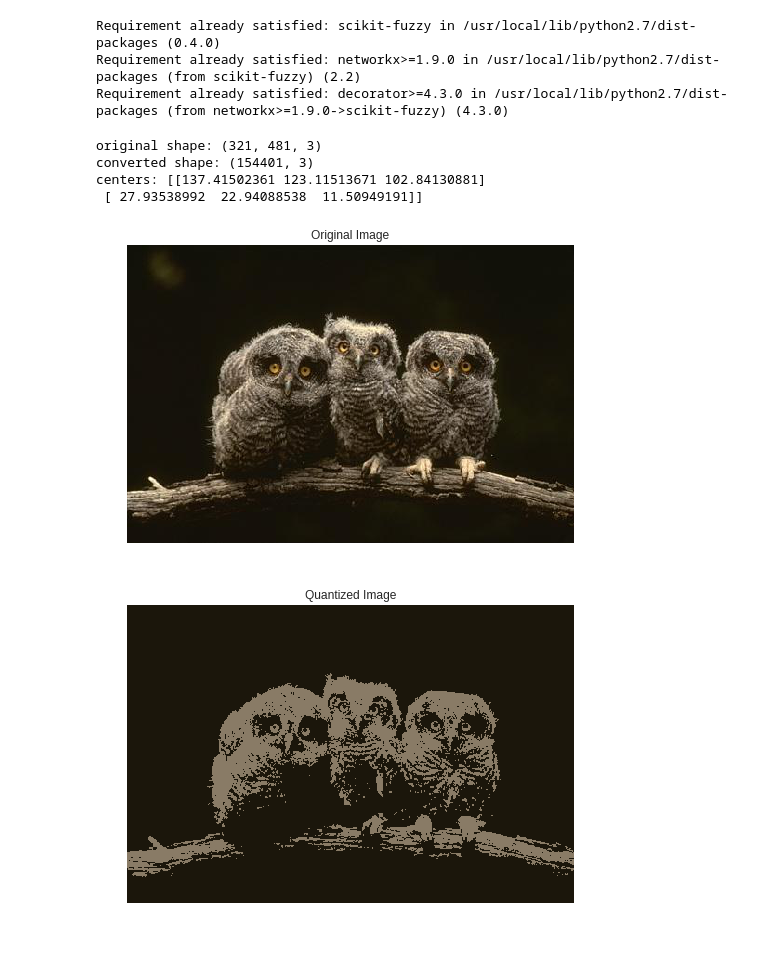
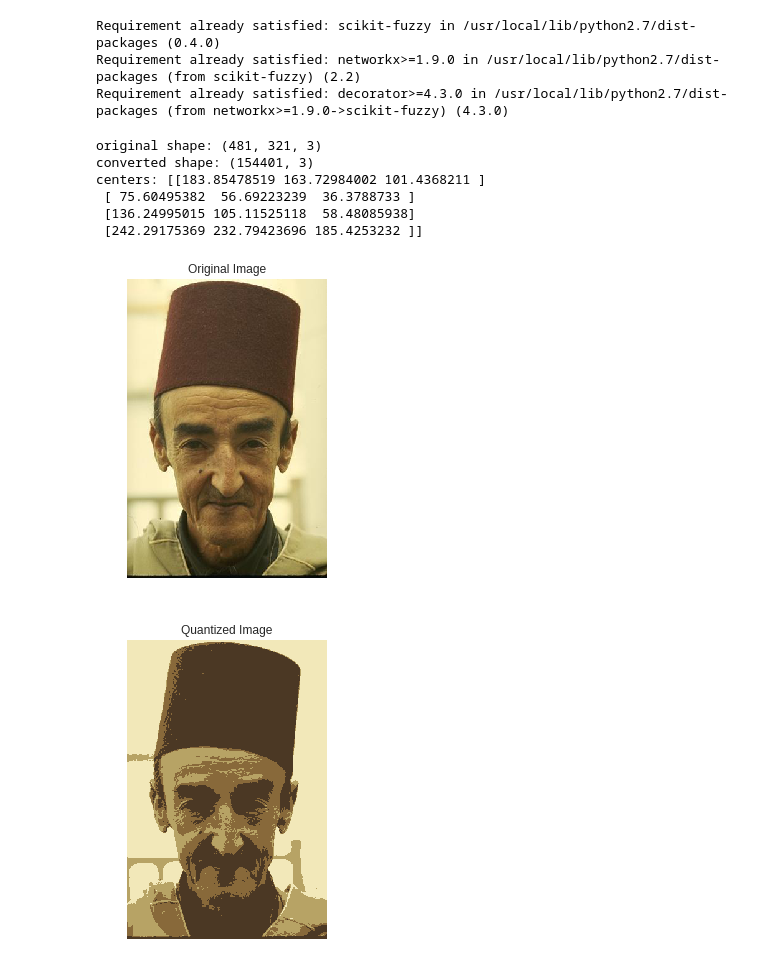
Before and after one commit to anr007/Image-Segmentation, a Jupyter notebook: Color_Quantization.ipynb, the cells around one changed output. Saved outputs shown, nothing was run; the diff lists cells and outputs as text; code cells hidden in the pictures.

```diff
--- a/Color_Quantization.ipynb
+++ b/Color_Quantization.ipynb
@@ -308,7 +318,7 @@ def get_labels(cluster_membership):
         labels.append(np.argmax(pixel))
     return labels
 # %%
-def fcm_seg(image_url, cluster_count):
+def fcm_seg(image_url, cluster_count, fuzziness=1.7):
 
     original_image = url_to_image(image_url)
     original_image_data = image_to_rgbarray(original_image)
@@ -328,8 +338,8 @@ def fcm_seg(image_url, cluster_count):
     print("converted shape: " + str(image.shape))
 
     #  m is the hyper- parameter that controls how fuzzy the cluster will be. The higher it is, the fuzzier the cluster will be in the end.
-    # decided by reading this paper: https://link.springer.com/chapter/10.1007%2F978-3-642-21697-8_41
-    m_hyp = 1.7
+    # decided as 1.7 by reading this paper: https://link.springer.com/chapter/10.1007%2F978-3-642-21697-8_41
+    m_hyp = fuzziness
 
     # other parameters for fcm
     accepatble_error = 0.0001
@@ -402,15 +412,18 @@ def fcm_seg(image_url, cluster_count):
         frame.set_edgecolor('black')
         plt.imshow(segmented_portions_bw_fcm[i])
 
-    return fuzzy_seg_image, fcm_centers
+    return fuzzy_seg_image, fcm_centers, np.array(labels), segmented_portions_fcm
 # %%
-url = 'https://www2.eecs.berkeley.edu/Research/Projects/CS/vision/bsds/BSDS300/html/images/plain/normal/color/42044.jpg'
-clusters = 2
-fcm_seg_image,fcm_centers = fcm_seg(image_url=url,cluster_count=clusters)
+url = 'https://www2.eecs.berkeley.edu/Research/Projects/CS/vision/bsds/BSDS300/html/images/plain/normal/color/189080.jpg'
+clusters = 4
+m = 2
+fcm_seg_image,fcm_centers,fcm_labels,a = fcm_seg(image_url=url,cluster_count=clusters,fuzziness=m)
 # %% [output]
-original shape: (321, 481, 3)
+original shape: (481, 321, 3)
 converted shape: (154401, 3)
-centers: [[137.41502361 123.11513671 102.84130881]
- [ 27.93538992  22.94088538  11.50949191]]
+centers: [[183.85478519 163.72984002 101.4368211 ]
+ [ 75.60495382  56.69223239  36.3788733 ]
+ [136.24995015 105.11525118  58.48085938]
+ [242.29175369 232.79423696 185.4253232 ]]
-[figure, old version]
+[figure, new version]
-[figure, old version]
+[figure, new version]
```
Also changed, not shown: parts of 9 cells of this notebook.
